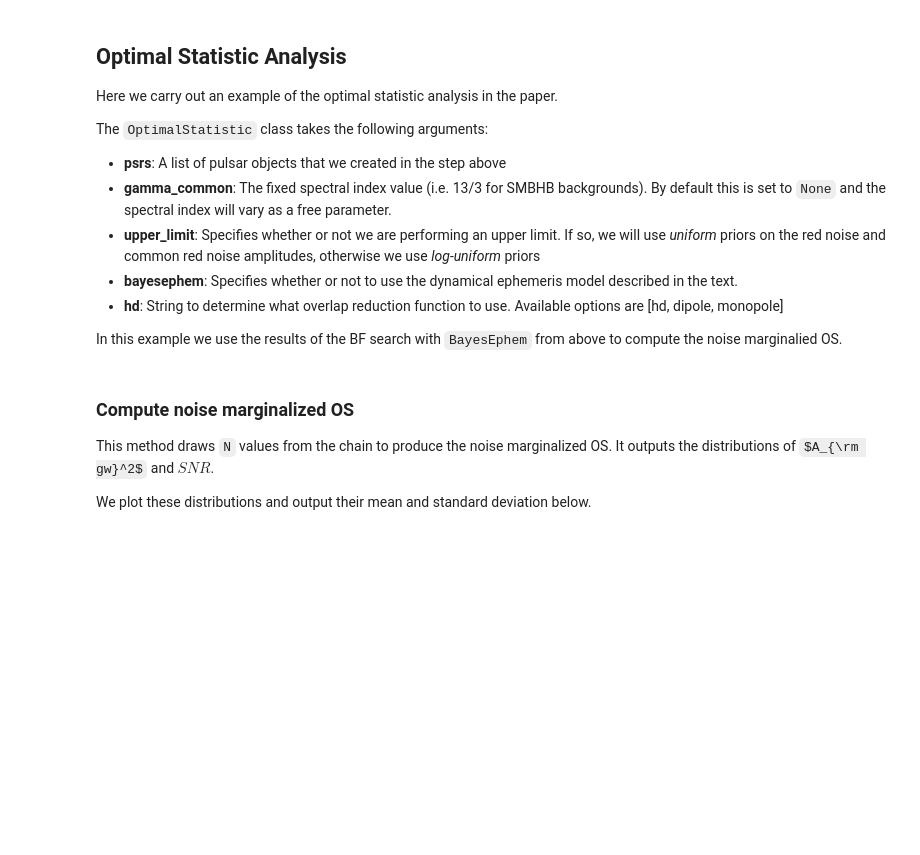
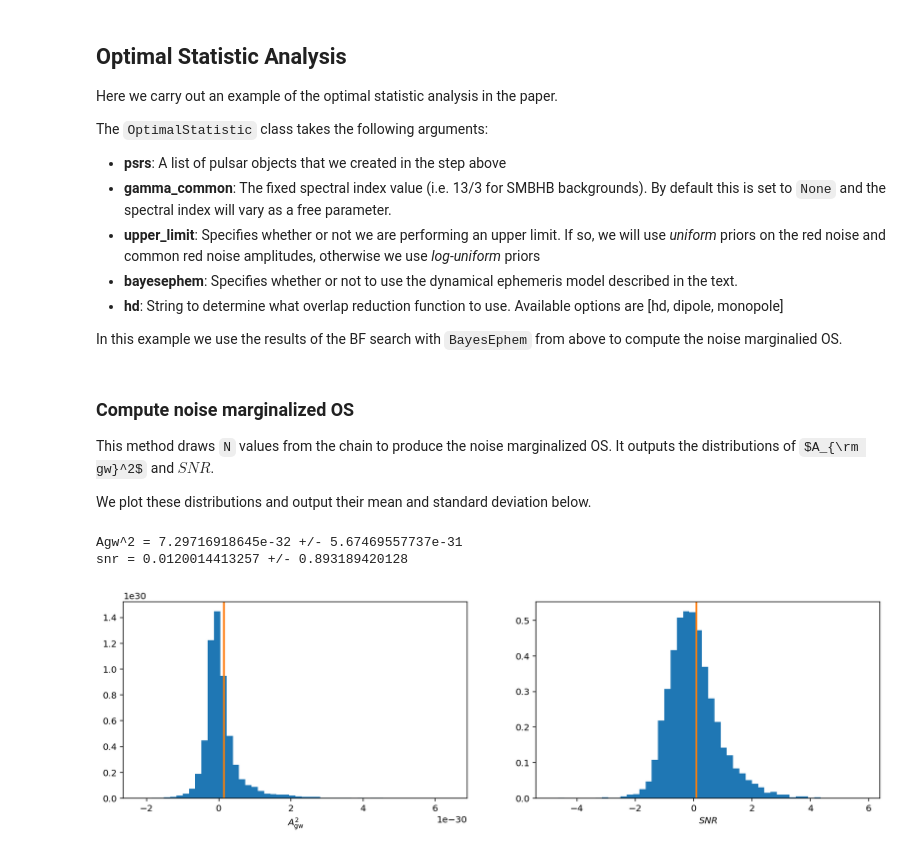
Before and after one commit to nanograv/11yr_stochastic_analysis, a Jupyter notebook: analysis.ipynb, the cells around one changed output. Saved outputs shown, nothing was run; the diff lists cells and outputs as text; code cells hidden in the pictures; some formulas as TeX source; blank space fills up the shorter version.

```diff
--- a/analysis.ipynb
+++ b/analysis.ipynb
@@ -174,16 +185,20 @@ opt, snr = os.compute_noise_marginalized_os(pp.chain, N=10000)
 # %%
 plt.figure(figsize=(15, 4))
 
 plt.subplot(121)
 plt.hist(opt, 50, normed=True);
 plt.axvline(1.4e-31, lw=2, color='C1')
-plt.xlabel(r'$A_{\rm gw}^2')
+plt.xlabel(r'$A_{\rm gw}^2$')
 
 plt.subplot(122)
 plt.hist(snr, 50, normed=True);
 plt.axvline(0.09, lw=2, color='C1')
-plt.ylabel(r'$SNR$')
+plt.xlabel(r'$SNR$')
 
 
 print('Agw^2 = {} +/- {}'.format(opt.mean(), opt.std()))
 print('snr = {} +/- {}'.format(snr.mean(), snr.std()))
+# %% [output]
+Agw^2 = 7.29716918645e-32 +/- 5.67469557737e-31
+snr = 0.0120014413257 +/- 0.893189420128
+[figure, added]
```
Also changed, not shown: parts of 5 cells of this notebook.
